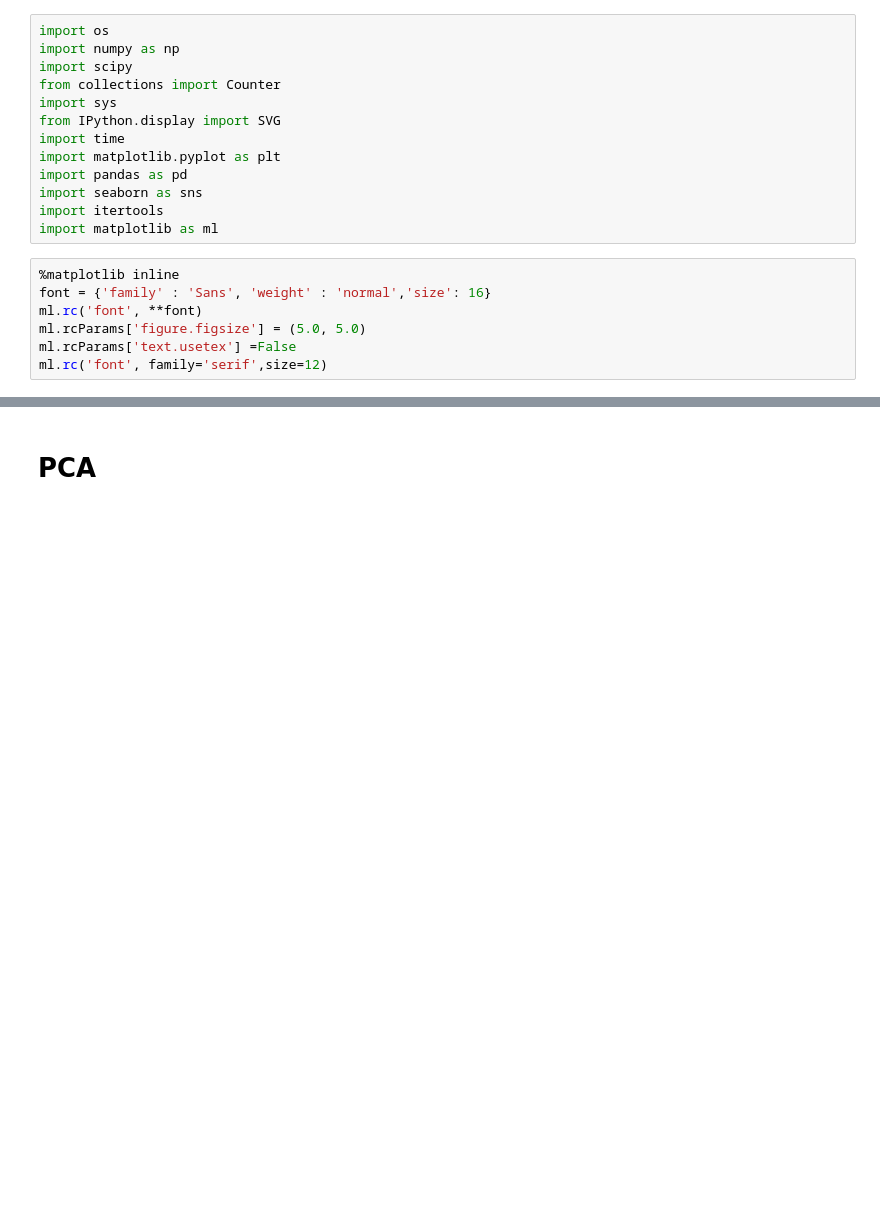
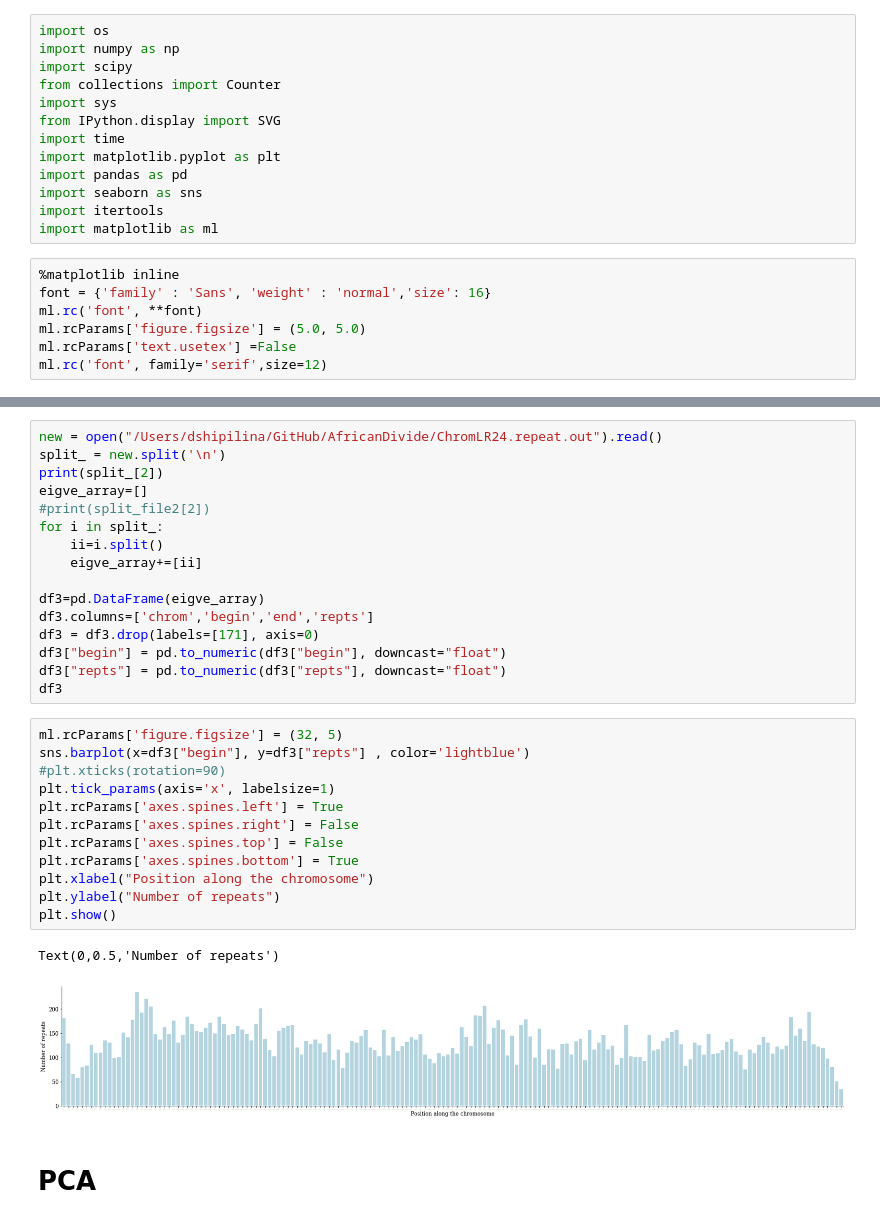
Before and after one commit to DaSh-bash/AfricanDivide, a Jupyter notebook: AfricanDivideAnalysis.ipynb, the cells around one changed output, grey strips where cells are left out. Cells and saved outputs as stored; diff of their text form; blank space fills up the shorter version.

```diff
--- a/AfricanDivideAnalysis.ipynb
+++ b/AfricanDivideAnalysis.ipynb
@@ -21,3 +67,34 @@ ml.rc('font', family='serif',size=12)
+# %%
+new = open("/Users/dshipilina/GitHub/AfricanDivide/ChromLR24.repeat.out").read()
+split_ = new.split('\n')
+print(split_[2])
+eigve_array=[]
+#print(split_file2[2])
+for i in split_:
+    ii=i.split()
+    eigve_array+=[ii]
+
+df3=pd.DataFrame(eigve_array)
+df3.columns=['chrom','begin','end','repts']
+df3 = df3.drop(labels=[171], axis=0)
+df3["begin"] = pd.to_numeric(df3["begin"], downcast="float")
+df3["repts"] = pd.to_numeric(df3["repts"], downcast="float")
+df3
+# %%
+ml.rcParams['figure.figsize'] = (32, 5)
+sns.barplot(x=df3["begin"], y=df3["repts"] , color='lightblue')
+#plt.xticks(rotation=90)
+plt.tick_params(axis='x', labelsize=1)
+plt.rcParams['axes.spines.left'] = True
+plt.rcParams['axes.spines.right'] = False
+plt.rcParams['axes.spines.top'] = False
+plt.rcParams['axes.spines.bottom'] = True
+plt.xlabel("Position along the chromosome")
+plt.ylabel("Number of repeats")
+plt.show()
+# %% [output]
+Text(0,0.5,'Number of repeats')
+[figure, added]
 # %% [markdown]
 # PCA
 # %% [markdown]
```
Also changed, not shown: parts of 3 cells of this notebook.
